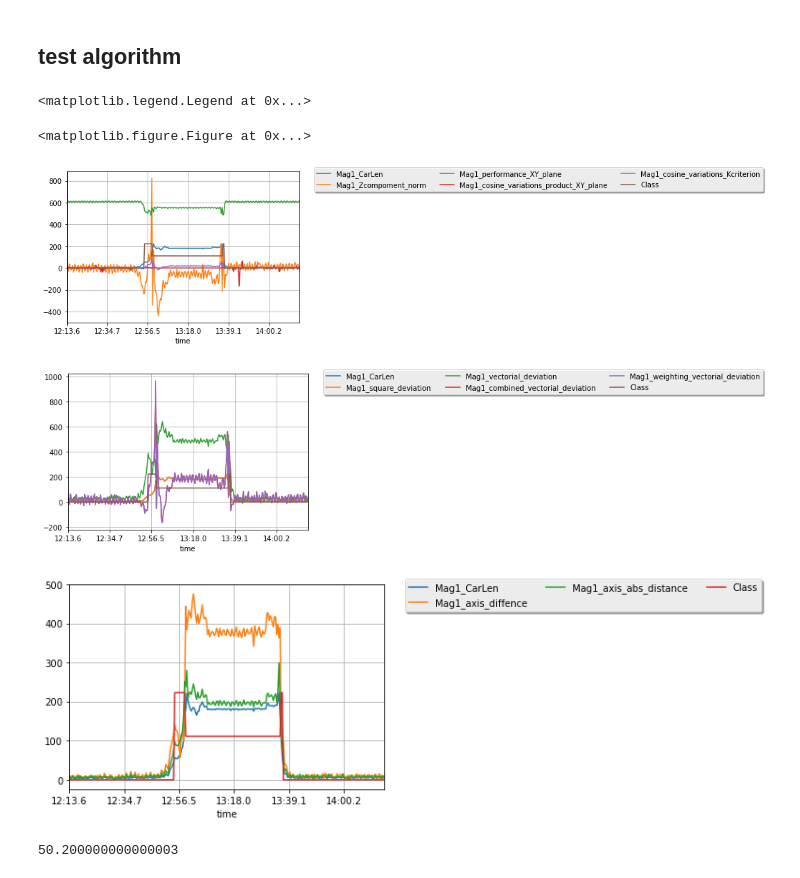
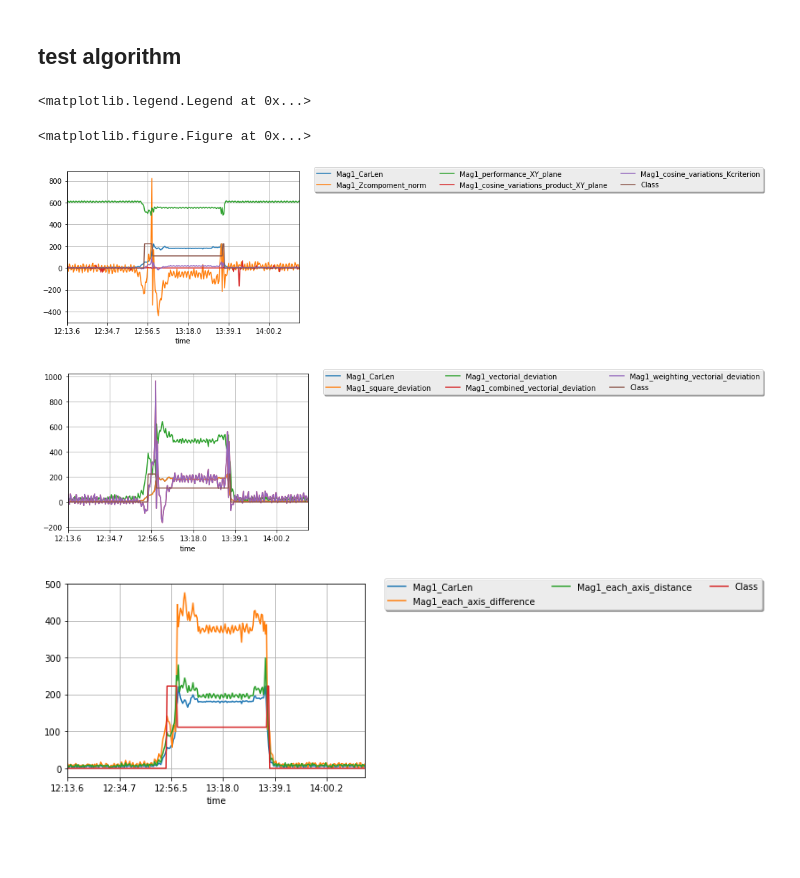
Before and after one commit to qwedsazxc78/ML_DL_Learning, a Jupyter notebook: Gemtek/Detection_Algorithm .ipynb, the cells around one changed output. Cells and saved outputs as stored; diff of their text form; code cells hidden in the pictures; blank space fills up the shorter version.

```diff
--- a/Gemtek/Detection_Algorithm .ipynb
+++ b/Gemtek/Detection_Algorithm .ipynb
@@ -19,6 +19,12 @@ import os, sys, errno
 import threading
 from sklearn.cluster import KMeans
 from sklearn.datasets import make_blobs
+from sklearn.linear_model import LinearRegression
+from sklearn.linear_model import LogisticRegression
+from sklearn.ensemble import RandomForestClassifier
+from sklearn.cross_validation import cross_val_score
+from sklearn.model_selection import train_test_split
+from sklearn import preprocessing
 
 %matplotlib inline
 
@@ -174,6 +180,7 @@ def get_kmean_label(df, feature):
     X_filtered = df[feature].as_matrix()
     Kmean_model = KMeans(n_clusters=3, random_state=random_state)
     y_pred = Kmean_model.fit_predict(X_filtered)
+    df["Class_Target"] = y_pred
     df["Class"] = y_pred * df["Mag1_CarLen"].max()/2
     print("Cluster centers ", Kmean_model.cluster_centers_ )
     return df
@@ -218,7 +225,7 @@ df = get_car_in_out_type(df, car_in_out_type)
 # clustering
 Kmean_feature = ["Mag1_CarX","Mag1_CarY","Mag1_CarZ"]
 df = get_kmean_label(df, Kmean_feature)
-
+df = df[sorted(df.columns)]
 df.to_csv(csvNewName)
 
 plt.figure();
@@ -265,45 +292,39 @@ df["Mag1_Zcompoment_norm"] = df.apply(lambda row: Detection.detect_1_Zcompoment_
 df["Mag1_performance_XY_plane"] = 500 * df.apply(lambda row: Detection.detect_2_performance_XY_plane(row['Mag1_X'], row['Mag1_Y'], row['Mag1_Z']), axis = 1)
 df["Mag1_cosine_variations_product_XY_plane"] = df.apply(lambda row: Detection.detect_3_cosine_variations_product_XY_plane(row['Mag1_X'], row['Mag1_Y'], row['Mag1_Z']), axis = 1)
 df["Mag1_cosine_variations_Kcriterion"] = df.apply(lambda row: Detection.detect_4_cosine_variations_Kcriterion(row['Mag1_X'], row['Mag1_Y'], row['Mag1_Z']), axis = 1)
 df["Mag1_square_deviation"] = df.apply(lambda row: Detection.detect_5_square_deviation(row['Mag1_X'], row['Mag1_Y'], row['Mag1_Z']), axis = 1)
 df["Mag1_vectorial_deviation"] = 1000 * df.apply(lambda row: Detection.detect_6_vectorial_deviation(row['Mag1_X'], row['Mag1_Y'], row['Mag1_Z']), axis = 1)
 df["Mag1_combined_vectorial_deviation"] = 1000 * df.apply(lambda row: Detection.detect_7_combined_vectorial_deviation(row['Mag1_X'], row['Mag1_Y'], row['Mag1_Z']), axis = 1)
 df["Mag1_weighting_vectorial_deviation"] = 1000 * df.apply(lambda row: Detection.detect_8_weighting_vectorial_deviation(row['Mag1_X'], row['Mag1_Y'], row['Mag1_Z']), axis = 1)
 df["Mag1_each_axis_difference"] = df.apply(lambda row: Detection.detect_9_each_axis_difference(row['Mag1_X'], row['Mag1_Y'], row['Mag1_Z']), axis = 1)
 df["Mag1_each_axis_distance"] = df.apply(lambda row: Detection.detect_10_each_axis_distance(row['Mag1_X'], row['Mag1_Y'], row['Mag1_Z']), axis = 1)
 
+df.to_csv(csvNewName)
 
 plt.figure(figsize = (10, 8))
 df.plot(x = 'time', y = ['Mag1_CarLen', 'Mag1_Zcompoment_norm', 'Mag1_performance_XY_plane',
     'Mag1_cosine_variations_product_XY_plane', 'Mag1_cosine_variations_Kcriterion',
     'Class'
-], grid = True);
-plt.legend(bbox_to_anchor = (1.05, 1.05),
-    ncol = 3, fancybox = True, shadow = True)
+], grid = True)
+plt.legend(bbox_to_anchor = (1.05, 1.05), ncol = 3, fancybox = True, shadow = True)
 
 
 df.plot(x = 'time', y = ['Mag1_CarLen',
     'Mag1_square_deviation', 'Mag1_vectorial_deviation',
     'Mag1_combined_vectorial_deviation', 'Mag1_weighting_vectorial_deviation',
     'Class'
-], grid = True);
-plt.legend(bbox_to_anchor = (1.05, 1.05),
-    ncol = 3, fancybox = True, shadow = True)
+], grid = True)
+plt.legend(bbox_to_anchor = (1.05, 1.05), ncol = 3, fancybox = True, shadow = True)
 
 
 df.plot(x = 'time', y = ['Mag1_CarLen',
-    'Mag1_axis_diffence', 'Mag1_axis_abs_distance',
+    'Mag1_each_axis_difference', 'Mag1_each_axis_distance',
     'Class'
-], grid = True);
-plt.legend(bbox_to_anchor = (1.05, 1.05),
-    ncol = 3, fancybox = True, shadow = True)
+], grid = True)
+plt.legend(bbox_to_anchor = (1.05, 1.05), ncol = 3, fancybox = True, shadow = True)
 # %% [output]
 <matplotlib.legend.Legend at 0x...>
 <matplotlib.figure.Figure at 0x...>
 [figure]
 [figure]
-[figure, old version]
+[figure, new version]
-# %%
-Detection.MagX_init
-# %% [output]
-50.200000000000003
```
Also changed, not shown: parts of 9 cells of this notebook, 3 other files.
